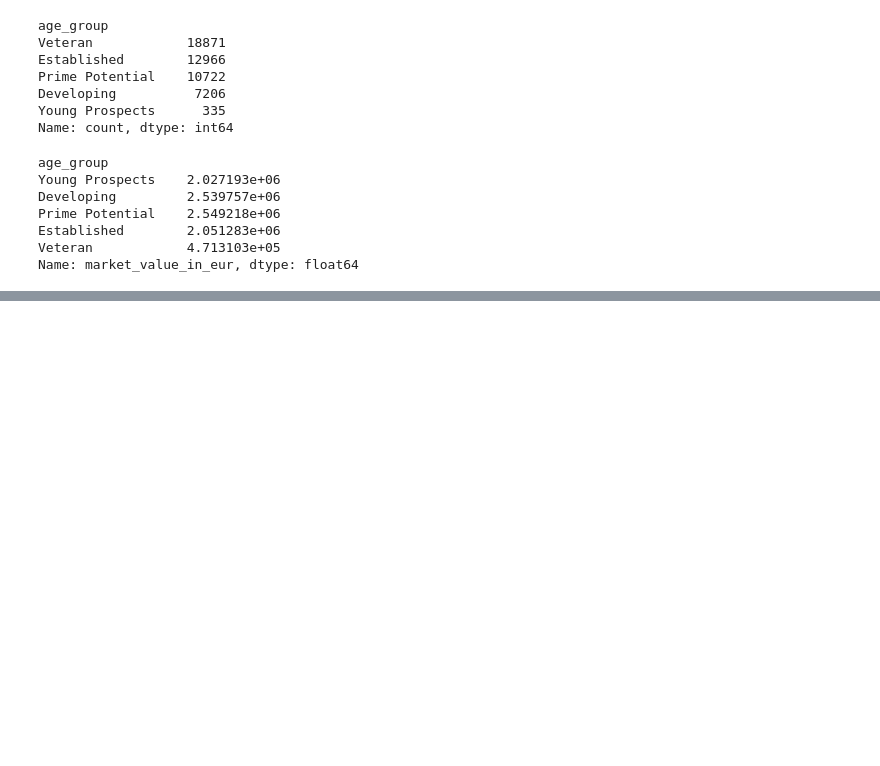
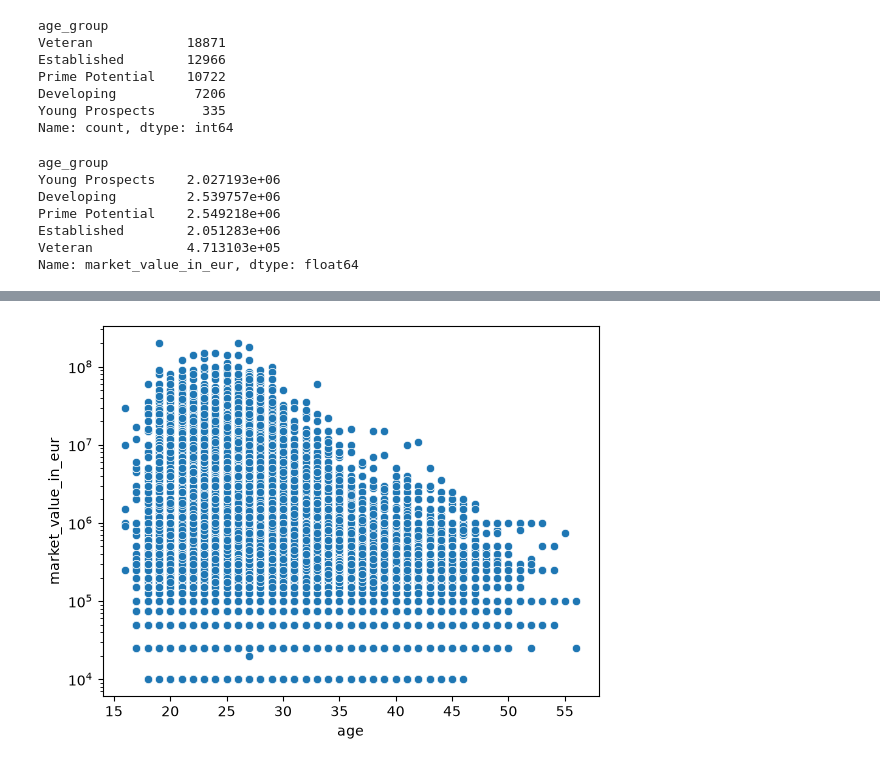
Before and after one commit to ksachdeva04/football-scouting-transfer-intelligence, a Jupyter notebook: notebooks/01-player-analysis.ipynb, the cells around one changed output, grey strips where cells are left out. Drawn from its saved outputs; the diff is of its cells as text; code cells hidden in the pictures; blank space fills up the shorter version.

```diff
--- a/notebooks/01-player-analysis.ipynb
+++ b/notebooks/01-player-analysis.ipynb
@@ -349,0 +377,5 @@ Name: market_value_in_eur, dtype: float64
+# %%
+sc=sns.scatterplot(players,x='age',y='market_value_in_eur')
+sc.set_yscale("log")
+# %% [output]
+[figure, added]
```
Also changed, not shown: parts of 9 cells of this notebook.
